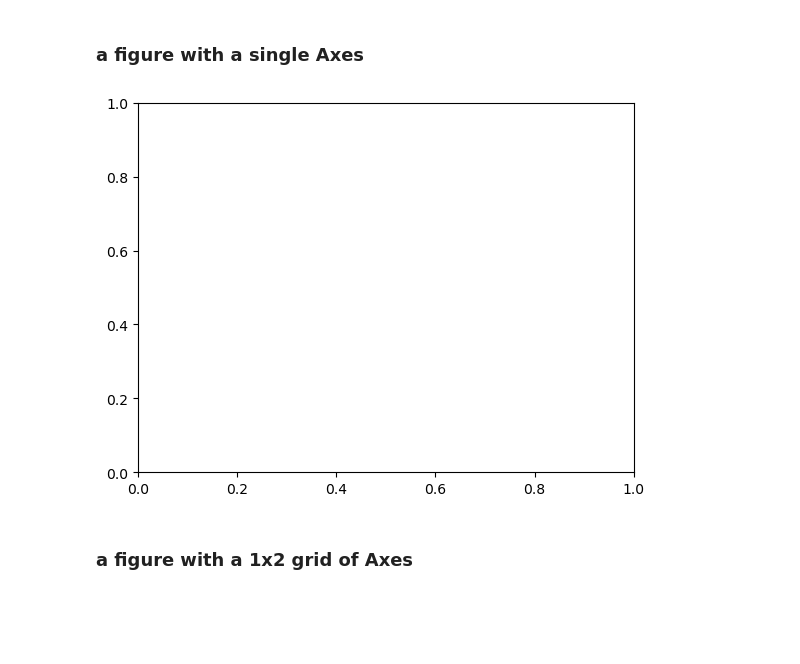
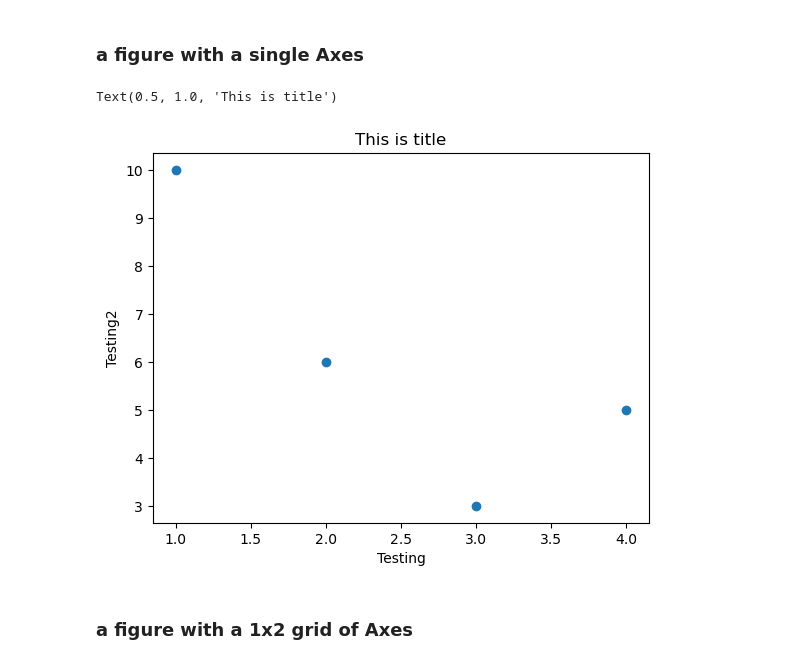
Before and after one commit to Infinity1008/Library_Explainers, a Jupyter notebook: Data_visualisation/Matplotlib/Matplotlib_rough_test.ipynb, the cells around one changed output. Saved outputs shown, nothing was run; the diff lists cells and outputs as text; code cells hidden in the pictures; blank space fills up the shorter version.

```diff
--- a/Data_visualisation/Matplotlib/Matplotlib_rough_test.ipynb
+++ b/Data_visualisation/Matplotlib/Matplotlib_rough_test.ipynb
@@ -87,8 +87,13 @@ fig = plt.figure()
 # %%
 # an empty figure with no Axes
 fig, ax = plt.subplots()
+ax.set_xlabel('Testing')
+ax.set_ylabel('Testing2')
+ax.scatter([1,2,3,4],[10,6,3,5])
+ax.set_title('This is title')
 # %% [output]
+Text(0.5, 1.0, 'This is title')
-[figure, old version]
+[figure, new version]
 # %% [markdown]
 ### a figure with a 1x2 grid of Axes
 # %%
```
Also changed, not shown: parts of 2 cells of this notebook.
